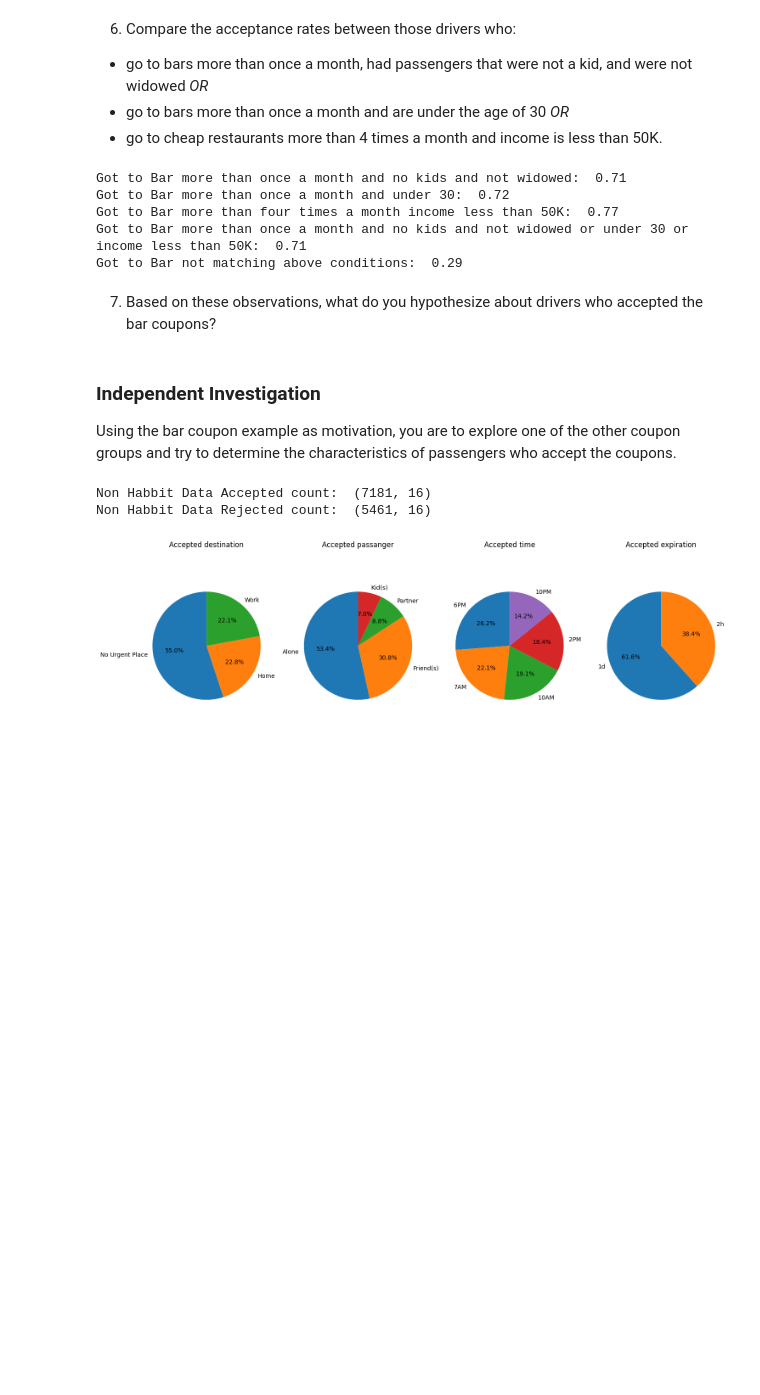
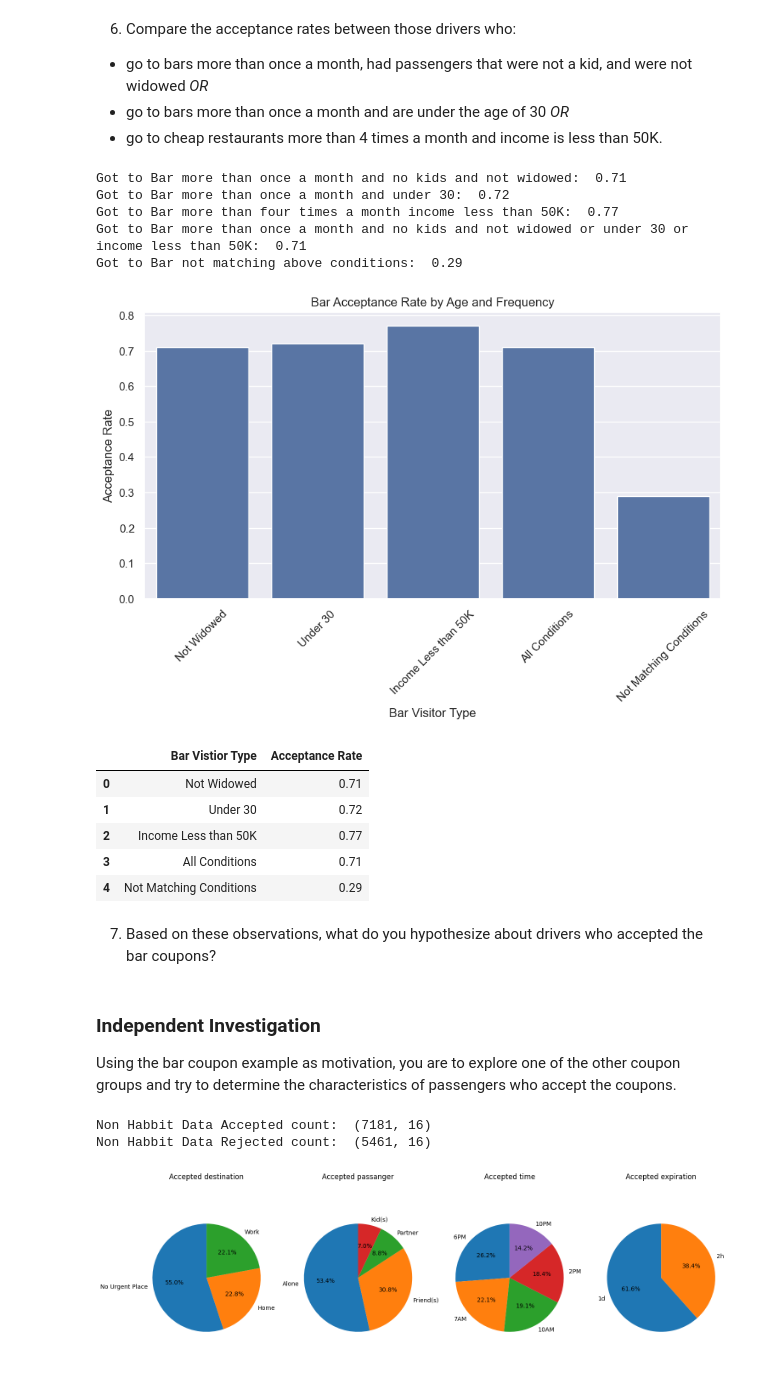
Before and after one commit to ArunKumarGanesan716/UC-B-Assignment-1, a Jupyter notebook: prompt.ipynb, the cells around one changed output. Cells and saved outputs as stored; diff of their text form; code cells hidden in the pictures; blank space fills up the shorter version.

```diff
--- a/prompt.ipynb
+++ b/prompt.ipynb
@@ -473,33 +525,64 @@ bar_dataframe_4above_Income_less_50K = bar_dataframe[
     bar_dataframe["RestaurantLessThan20"].isin(['4~8','gt8'])
 ]
 
 bar_dataframe_no_kids_not_widowed_mean = round(bar_dataframe_no_kids_not_widowed['Y'].mean(),2)
 bar_dataframe_under_30_mean = round(bar_dataframe_under_30['Y'].mean(),2)
 bar_dataframe_4above_Income_less_50K_mean = round(bar_dataframe_4above_Income_less_50K['Y'].mean(),2)
 
 print("Got to Bar more than once a month and no kids and not widowed: ", bar_dataframe_no_kids_not_widowed_mean)
 print("Got to Bar more than once a month and under 30: ", bar_dataframe_under_30_mean)
 print("Got to Bar more than four times a month income less than 50K: ", bar_dataframe_4above_Income_less_50K_mean)
 
 bar_dataframe_satisfying_all_conditions = bar_dataframe[ (bar_dataframe["Bar"].isin(['1~3','4~8','gt8']) &
     ~bar_dataframe["passanger"].isin(['Kid(s)']) &
     ~bar_dataframe["maritalStatus"].isin(['Widowed'])) | (bar_dataframe["Bar"].isin(['1~3','4~8','gt8']) &
     bar_dataframe["age"].isin(['below21','21','26']) ) | (bar_dataframe["Bar"].isin(['1~3','4~8','gt8']) &
     bar_dataframe["income"].isin(['Less than $12500','$12500 - $24999','$25000 - $37499','$37500 - $49999']) &
     bar_dataframe["RestaurantLessThan20"].isin(['4~8','gt8']) )]
 
 bar_dataframe_not_satisfying_all_conditions = bar_dataframe[~bar_dataframe.index.isin(bar_dataframe_satisfying_all_conditions.index)]
 bar_dataframe_satisfying_all_conditions_mean = round(bar_dataframe_satisfying_all_conditions['Y'].mean(),2)
 bar_dataframe_not_satisfying_all_conditions_mean = round(bar_dataframe_not_satisfying_all_conditions['Y'].mean(),2)
 
 print("Got to Bar more than once a month and no kids and not widowed or under 30 or income less than 50K: ", bar_dataframe_satisfying_all_conditions_mean)
 print("Got to Bar not matching above conditions: ", bar_dataframe_not_satisfying_all_conditions_mean)
+
+
+bar_dataframe_satisfying_all_conditions = pd.DataFrame({
+    'Bar Vistior Type': ['Not Widowed',
+            'Under 30',
+            'Income Less than 50K'
+            ,'All Conditions'
+            ,'Not Matching Conditions'],
+    'Acceptance Rate': [bar_dataframe_no_kids_not_widowed_mean,
+                        bar_dataframe_under_30_mean,
+                        bar_dataframe_4above_Income_less_50K_mean,
+                        bar_dataframe_satisfying_all_conditions_mean,
+                        bar_dataframe_not_satisfying_all_conditions_mean]
+
+})
+
+sns.barplot(data=bar_dataframe_satisfying_all_conditions, x='Bar Vistior Type', y='Acceptance Rate')
+sns.set_theme(rc={'figure.figsize':(10,5)})
+plt.title('Bar Acceptance Rate by Age and Frequency')
+plt.xlabel('Bar Visitor Type')
+plt.ylabel('Acceptance Rate')
+plt.xticks(rotation=45)
+plt.show()
+bar_dataframe_satisfying_all_conditions.reset_index(drop=True).head()
 # %% [output]
 Got to Bar more than once a month and no kids and not widowed:  0.71
 Got to Bar more than once a month and under 30:  0.72
 Got to Bar more than four times a month income less than 50K:  0.77
 Got to Bar more than once a month and no kids and not widowed or under 30 or income less than 50K:  0.71
 Got to Bar not matching above conditions:  0.29
+[figure, added]
+|  | Bar Vistior Type | Acceptance Rate |
+| 0 | Not Widowed | 0.71 |
+| 1 | Under 30 | 0.72 |
+| 2 | Income Less than 50K | 0.77 |
+| 3 | All Conditions | 0.71 |
+| 4 | Not Matching Conditions | 0.29 |
 # %% [markdown]
 7.  Based on these observations, what do you hypothesize about drivers who accepted the bar coupons?
 # %%
```
Also changed, not shown: parts of 4 cells of this notebook.
